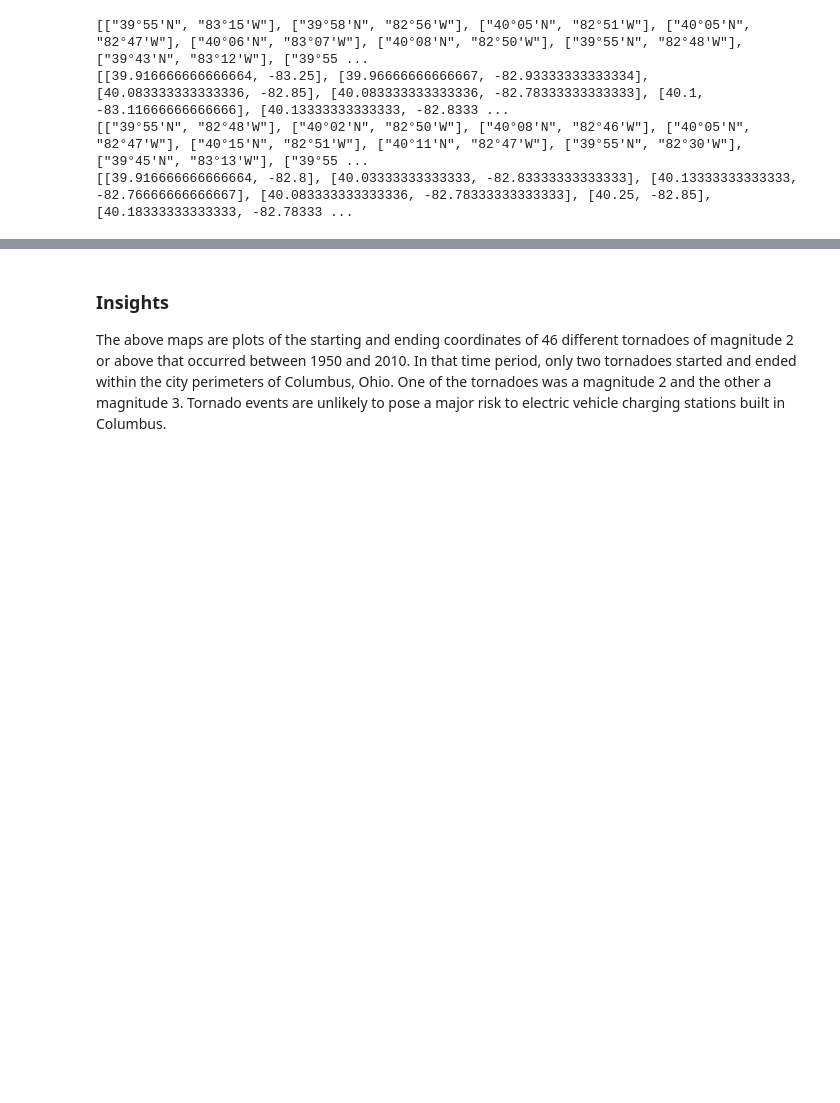
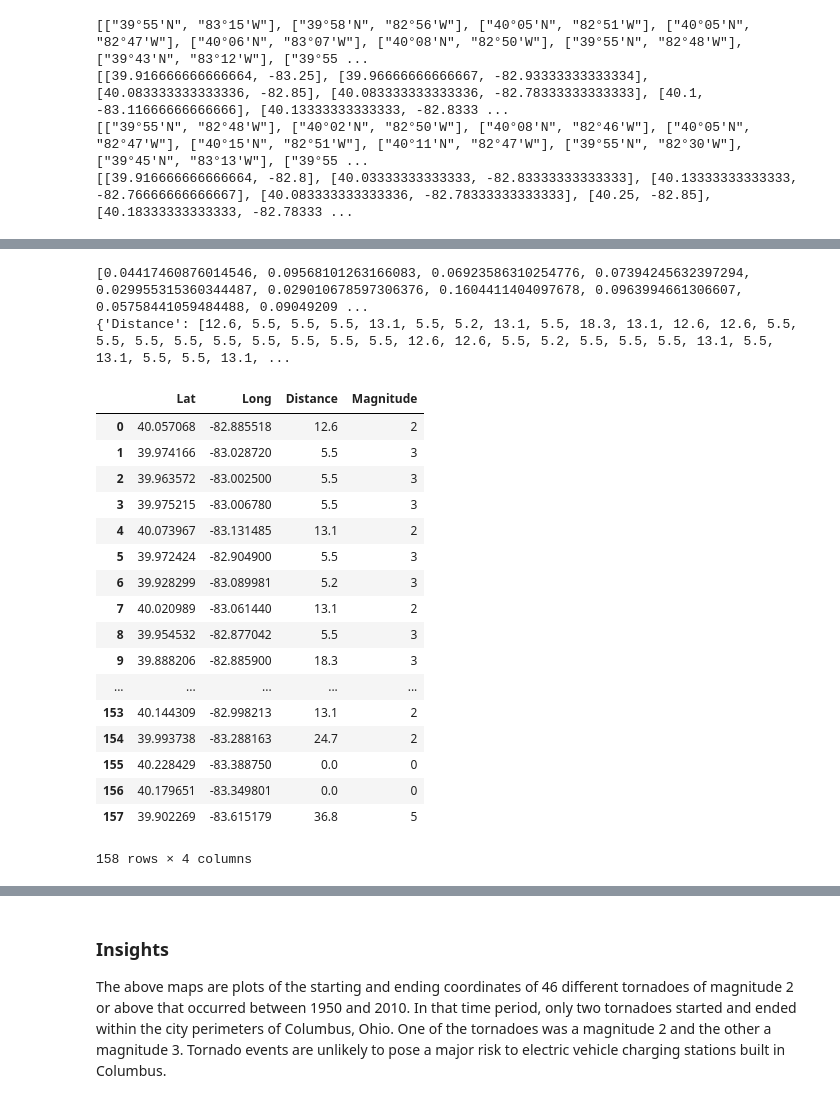
Before and after one commit to data-x-sp19/EVAC, a Jupyter notebook: Disaster_Locations.ipynb, the cells around one changed output, grey strips where cells are left out. Drawn from its saved outputs; the diff is of its cells as text; code cells hidden in the pictures; blank space fills up the shorter version.

```diff
--- a/Disaster_Locations.ipynb
+++ b/Disaster_Locations.ipynb
@@ -96,3 +107,81 @@ convert(starts+ends)
+# %%
+traintest = pd.read_csv('train_test.csv') # traintest has 158 rows
+
+# find matching coordinates with smallest distance
+def calc_smallest_dist(comp):
+    d = []
+    vals = {"Distance": [], "Magnitude": [], "Length": []}
+    km_per_mi = 1.60934
+    for outer in range(len(traintest)):
+        smallest = np.inf
+        tornado_dist = 0
+        tornado_mag = 0
+        tornado_length = 0
+#         traintest_coord = LatLon.LatLon(Latitude(traintest.loc[outer, 'Latitude']), Longitude(traintest.loc[outer, 'Longitude']))
+#         comp_coord = LatLon(Latitude(comp.loc[ctr, 'Lat']), Longitude(comp.loc[ctr, 'Long']))
+        for ctr in range(len(comp)):
+            dist = np.sqrt(((traintest.loc[outer, 'Latitude'] - comp.loc[ctr, 'Lat']) ** 2) + ((traintest.loc[outer, 'Longitude'] - comp.loc[ctr, 'Long']) ** 2))
+#             dist = traintest_coord.distance(comp_coord) * km_per_mi
+            if dist < smallest:
+                smallest = dist
+                tornado_dist = comp.loc[ctr, 'Distance']
+                tornado_mag = int(comp.loc[ctr, 'Magnitude'])
+                tornado_length = comp.loc[ctr, 'Length']
+        d.append(smallest)
+        vals["Distance"].append(tornado_dist)
+        vals["Magnitude"].append(tornado_mag)
+        vals["Length"].append(tornado_length)
+    return (d, vals)
+
+distances, vals = calc_smallest_dist(dist_mag_tornado_df)
+
+print(distances)
+print(vals)
+# %% [output]
+[0.04417460876014546, 0.09568101263166083, 0.06923586310254776, 0.07394245632397294, 0.029955315360344487, 0.029010678597306376, 0.1604411404097678, 0.0963994661306607, 0.05758441059484488, 0.09049209 ...
+{'Distance': [12.6, 5.5, 5.5, 5.5, 13.1, 5.5, 5.2, 13.1, 5.5, 18.3, 13.1, 12.6, 12.6, 5.5, 5.5, 5.5, 5.5, 5.5, 5.5, 5.5, 5.5, 5.5, 12.6, 12.6, 5.5, 5.2, 5.5, 5.5, 5.5, 13.1, 5.5, 13.1, 5.5, 5.5, 13.1, ...
+# %%
+# final_distances = []
+final_vals = {"Distance": [], "Magnitude": []}
+
+# if dist < tornado_length/69, leave as is, or it will be None (further than 1 mile)
+miles_per_deg = 69
+for ctr in range(len(distances)):
+    miles_within = vals["Length"][ctr]
+    if distances[ctr] < miles_within/miles_per_deg:
+        final_distances.append(distances[ctr])
+        final_vals["Distance"].append(vals["Distance"][ctr])
+        final_vals["Magnitude"].append(vals["Magnitude"][ctr])
+    else:
+#         final_distances.append(None)
+        final_vals["Distance"].append(0)
+        final_vals["Magnitude"].append(0)
+
+d = {"Lat": traintest['Latitude'], "Long": traintest['Longitude'], "Distance": final_vals["Distance"], "Magnitude": final_vals["Magnitude"]}
+df = pd.DataFrame(data=d)
+df.to_excel("Train_Test_Tornado_Values.xlsx", index=False)
+df
+
+# print(final_vals)
+# %% [output]
+|  | Lat | Long | Distance | Magnitude |
+| 0 | 40.057068 | -82.885518 | 12.6 | 2 |
+| 1 | 39.974166 | -83.028720 | 5.5 | 3 |
+| 2 | 39.963572 | -83.002500 | 5.5 | 3 |
+| 3 | 39.975215 | -83.006780 | 5.5 | 3 |
+| 4 | 40.073967 | -83.131485 | 13.1 | 2 |
+| 5 | 39.972424 | -82.904900 | 5.5 | 3 |
+| 6 | 39.928299 | -83.089981 | 5.2 | 3 |
+| 7 | 40.020989 | -83.061440 | 13.1 | 2 |
+| 8 | 39.954532 | -82.877042 | 5.5 | 3 |
+| 9 | 39.888206 | -82.885900 | 18.3 | 3 |
+| ... | ... | ... | ... | ... |
+| 153 | 40.144309 | -82.998213 | 13.1 | 2 |
+| 154 | 39.993738 | -83.288163 | 24.7 | 2 |
+| 155 | 40.228429 | -83.388750 | 0.0 | 0 |
+| 156 | 40.179651 | -83.349801 | 0.0 | 0 |
+| 157 | 39.902269 | -83.615179 | 36.8 | 5 |
+158 rows × 4 columns
 # %%
 def tornado_map(coords):
     tornado_start_map = folium.Map([39.9612, -82.9988], zoom_start=8)
```
Also changed, not shown: parts of 2 cells of this notebook, 3 other files.
